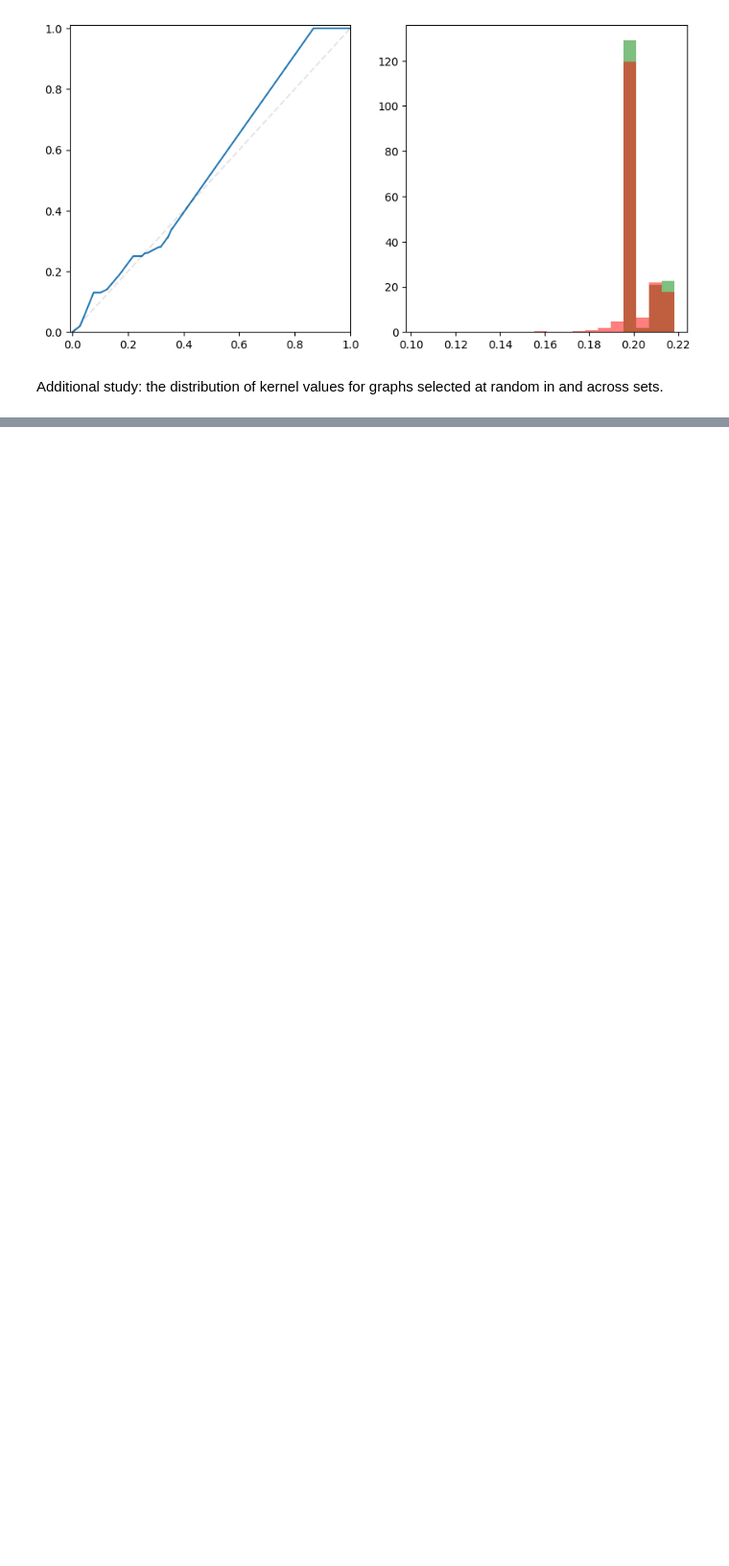
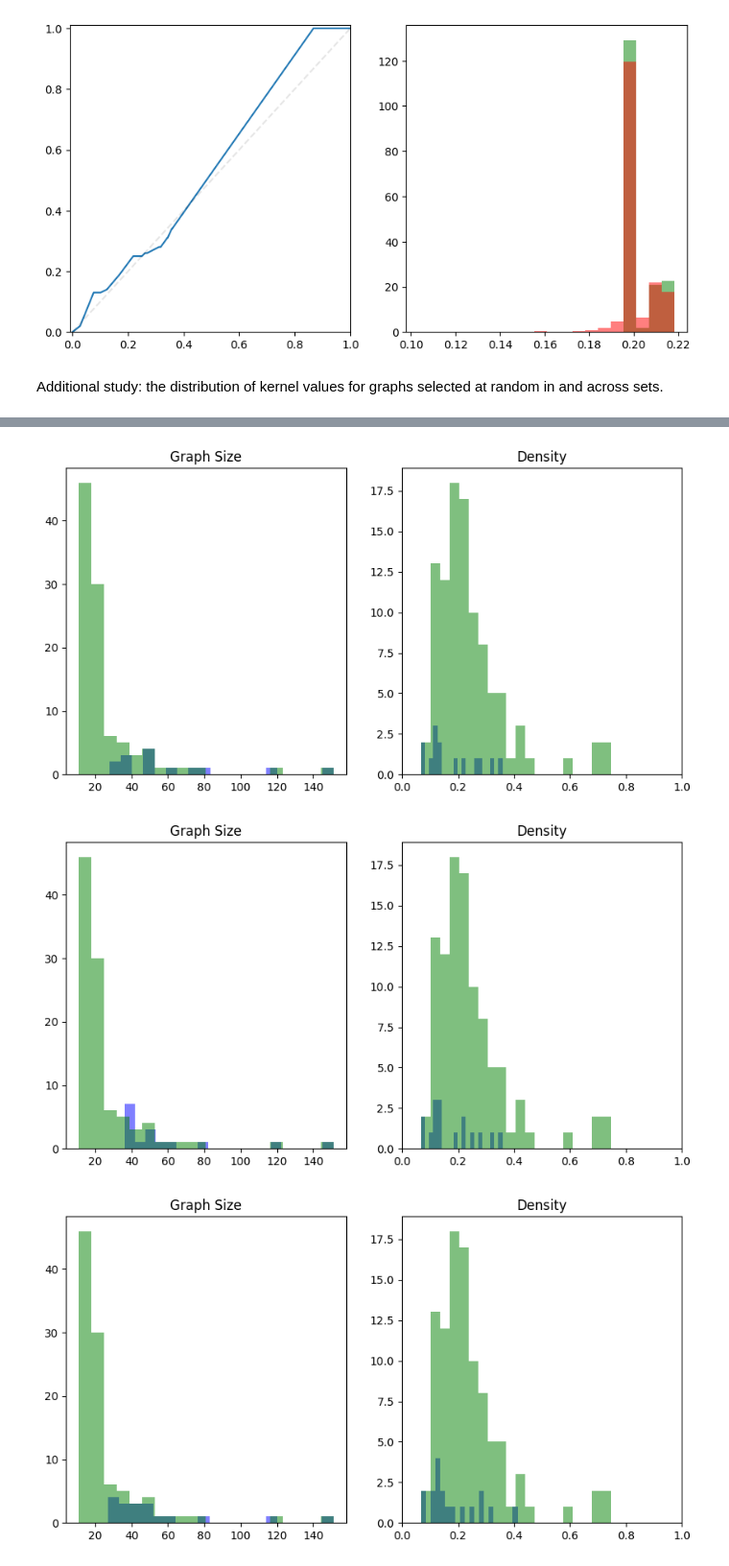
Before and after one commit to fhoussiau/privacy-sdg-toolbox-dev, a Jupyter notebook: examples/paper-tu/16. Several runs of digress (different training sets).ipynb, the cells around one changed output, grey strips where cells are left out. Shown at 96% size. Cells and saved outputs as stored; diff of their text form; code cells hidden in the pictures; blank space fills up the shorter version.

```diff
--- a/examples/paper-tu/16. Several runs of digress (different training sets).ipynb
+++ b/examples/paper-tu/16. Several runs of digress (different training sets).ipynb
@@ -219,0 +257,18 @@ for i in range(1, 10):
+# %%
+for i in range(1, 10):
+    synth = synthetic_graphs[i]
+    train = training_graphs[i]
+    test = testing_graphs
+    # Compute the scores.
+    kernel = WeisfeilerLehman(n_iter=4, base_graph_kernel=VertexHistogram, normalize=True)
+    kernel.fit(_grak(synth))
+    score_train = kernel.transform(_grak(train)).max(axis=1)
+    score_test = kernel.transform(_grak(test)).max(axis=1)
+    threshold = score_train.min()
+    candidates = [g for s, g in zip(score_test, test) if s < threshold]
+    # Candidates tend to be bigger graphs.
+    summarize(candidates, test, density=False)
+# %% [output]
+[figure, added]
+[figure, added]
+[figure, added]
```
Also changed, not shown: parts of 15 cells of this notebook, 1 other file.
